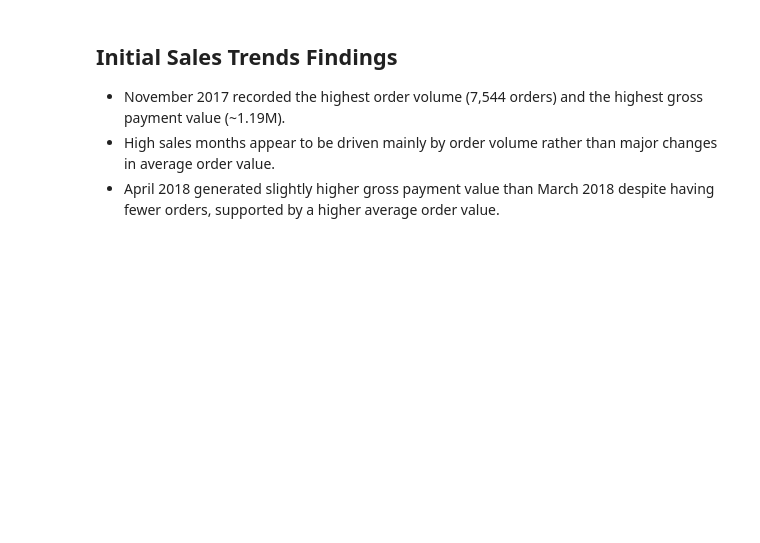
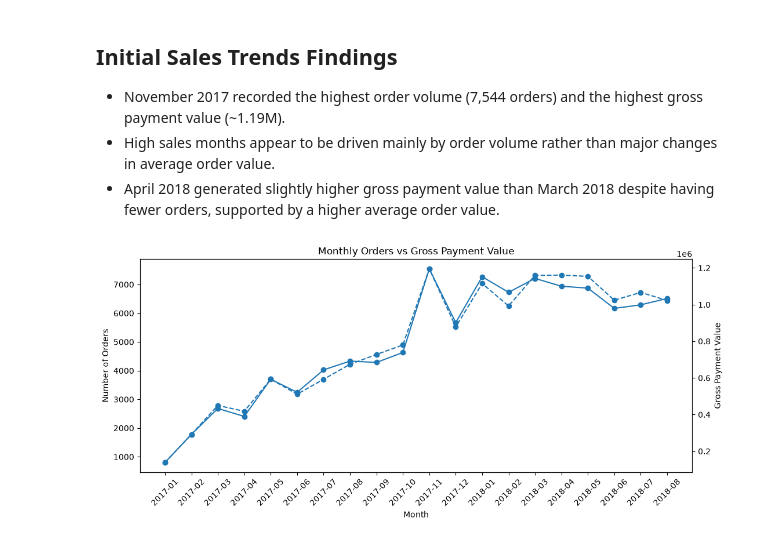
Before and after one commit to VMilewskiFF/SpikupCapstone2026_CYRV, a Jupyter notebook: notebooks/KPI1_Sales_Trends.ipynb, the cells around one changed output. Cells and saved outputs as stored; diff of their text form; code cells hidden in the pictures; blank space fills up the shorter version.

Commit message:
Add KPI analysis, visualizations and business recommendations

```diff
--- a/notebooks/KPI1_Sales_Trends.ipynb
+++ b/notebooks/KPI1_Sales_Trends.ipynb
@@ -323,3 +323,38 @@ Top 5 months by gross payment value:
 - November 2017 recorded the highest order volume (7,544 orders) and the highest gross payment value (~1.19M).
 - High sales months appear to be driven mainly by order volume rather than major changes in average order value.
 - April 2018 generated slightly higher gross payment value than March 2018 despite having fewer orders, supported by a higher average order value.
+# %%
+import matplotlib.pyplot as plt
+
+months = monthly_sales["month"].astype(str)
+
+fig, ax1 = plt.subplots(figsize=(11, 5))
+
+ax1.plot(
+    months,
+    monthly_sales["number_of_orders"],
+    marker="o",
+    label="Number of Orders"
+)
+
+ax1.set_xlabel("Month")
+ax1.set_ylabel("Number of Orders")
+ax1.tick_params(axis="x", rotation=45)
+
+ax2 = ax1.twinx()
+
+ax2.plot(
+    months,
+    monthly_sales["gross_payment_value"],
+    marker="o",
+    linestyle="--",
+    label="Gross Payment Value"
+)
+
+ax2.set_ylabel("Gross Payment Value")
+
+plt.title("Monthly Orders vs Gross Payment Value")
+fig.tight_layout()
+plt.show()
+# %% [output]
+[figure, added]
```
Also changed, not shown: parts of 4 cells of this notebook, 4 other files.
